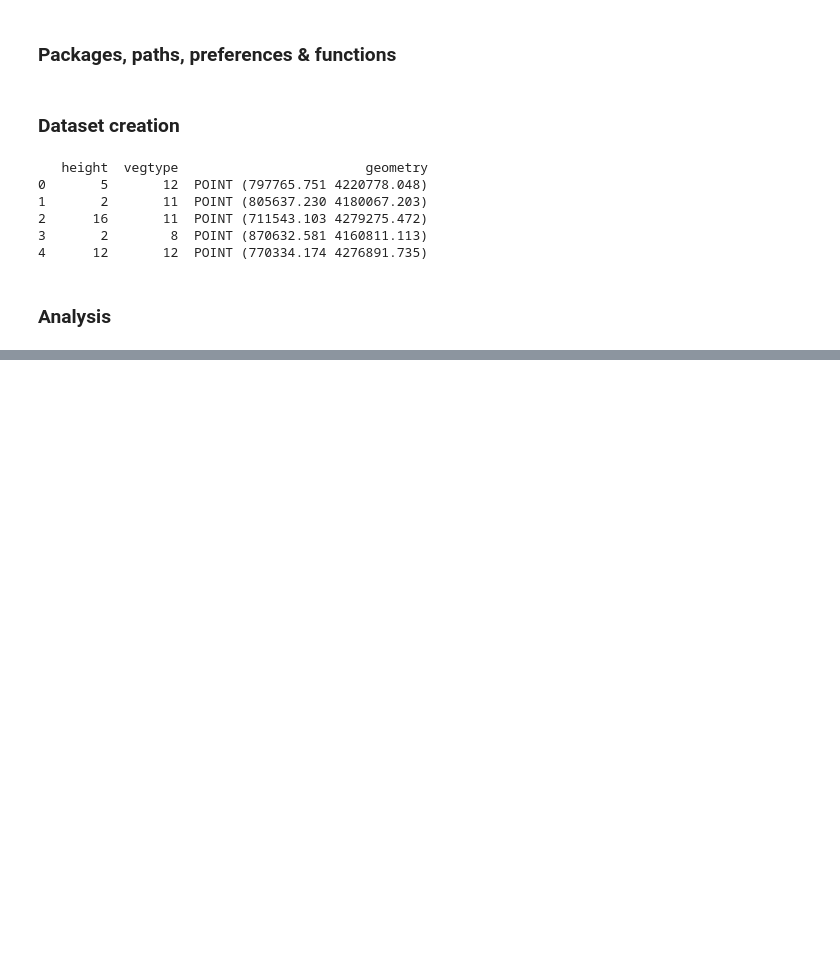
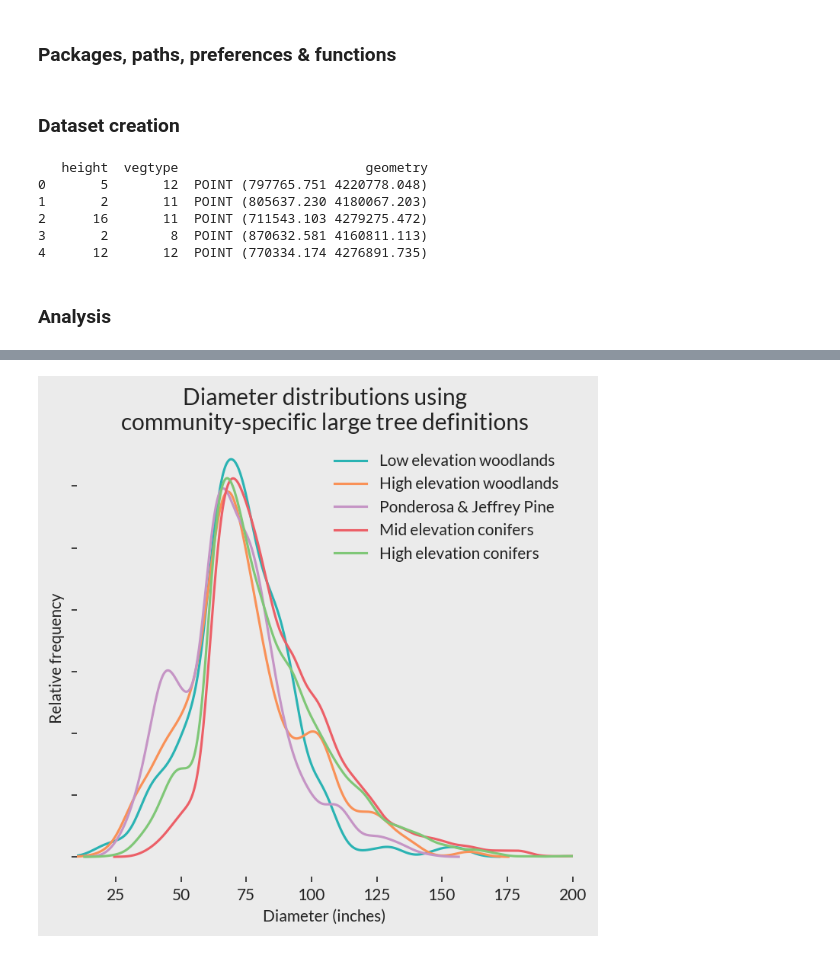
Before and after one commit to forestobservatory/cfo-big-trees, a Jupyter notebook: notebooks/SampleTreeLocations.ipynb, the cells around one changed output, grey strips where cells are left out. Drawn from its saved outputs; the diff is of its cells as text; code cells hidden in the pictures; blank space fills up the shorter version.

```diff
--- a/notebooks/SampleTreeLocations.ipynb
+++ b/notebooks/SampleTreeLocations.ipynb
@@ -197,0 +227,21 @@ plt.savefig(os.path.join(plots, 'height-by-vegclass.png'), dpi=200)
+# %%
+# using community-based height cutoffs
+df = grp_diams
+plt.figure(figsize=(5,5), dpi=150)
+for vegtype, veglabel in labels.items():
+    if veglabel == "riparian":
+        continue
+    idxs = df['esp'] == veglabel
+    sub = df[idxs].reset_index(drop=True)
+    plt.plot(sub['x']*2.54, sub['y'], label=plot_labels[veglabel])
+
+plt.title("Diameter distributions using\ncommunity-specific large tree definitions")
+plt.xlabel('Diameter (inches)')
+plt.ylabel("Relative frequency")
+plt.legend(loc='upper right')
+plt.tick_params(labelleft=False)
+plt.xlim(10, 200)
+plt.tight_layout()
+plt.savefig(os.path.join(plots, 'diameter-by-vegclass-community.png'), dpi=200, transparent=True)
+# %% [output]
+[figure, added]
```
Also changed, not shown: parts of 7 cells of this notebook, 1 other file.
